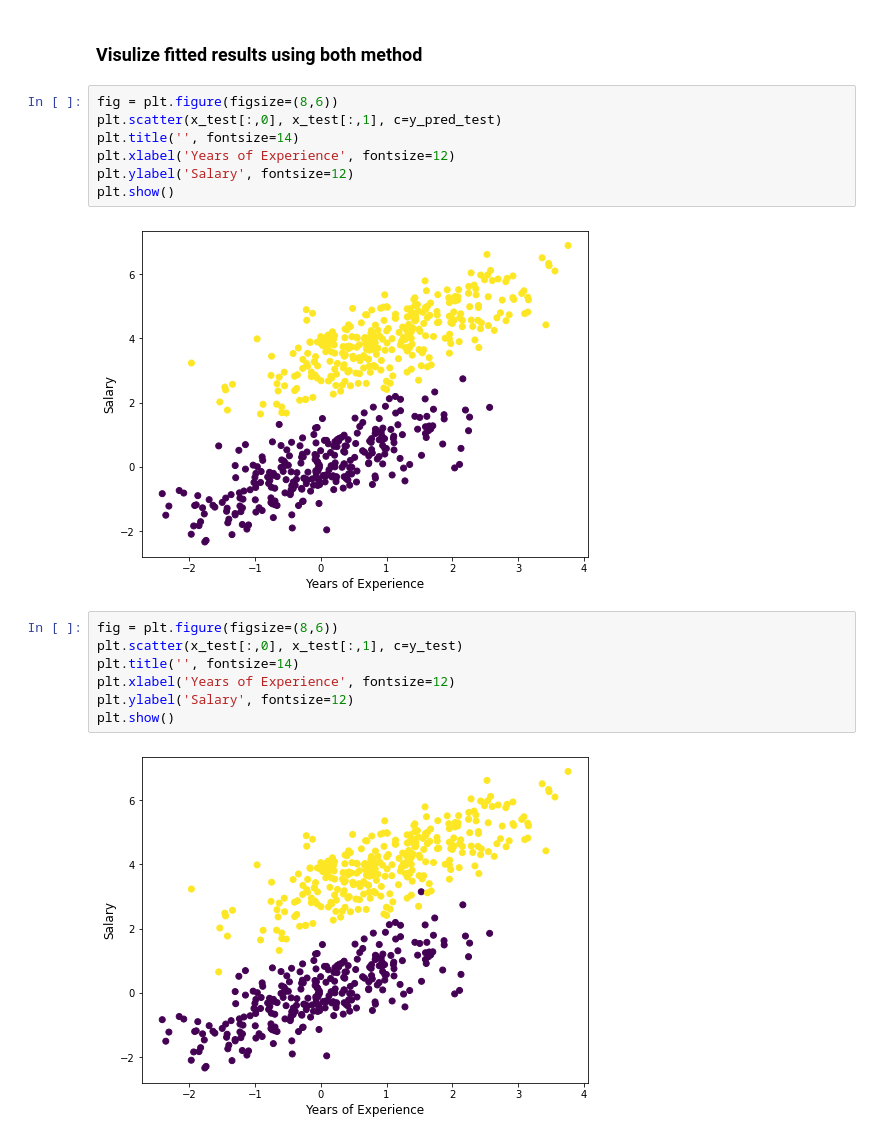
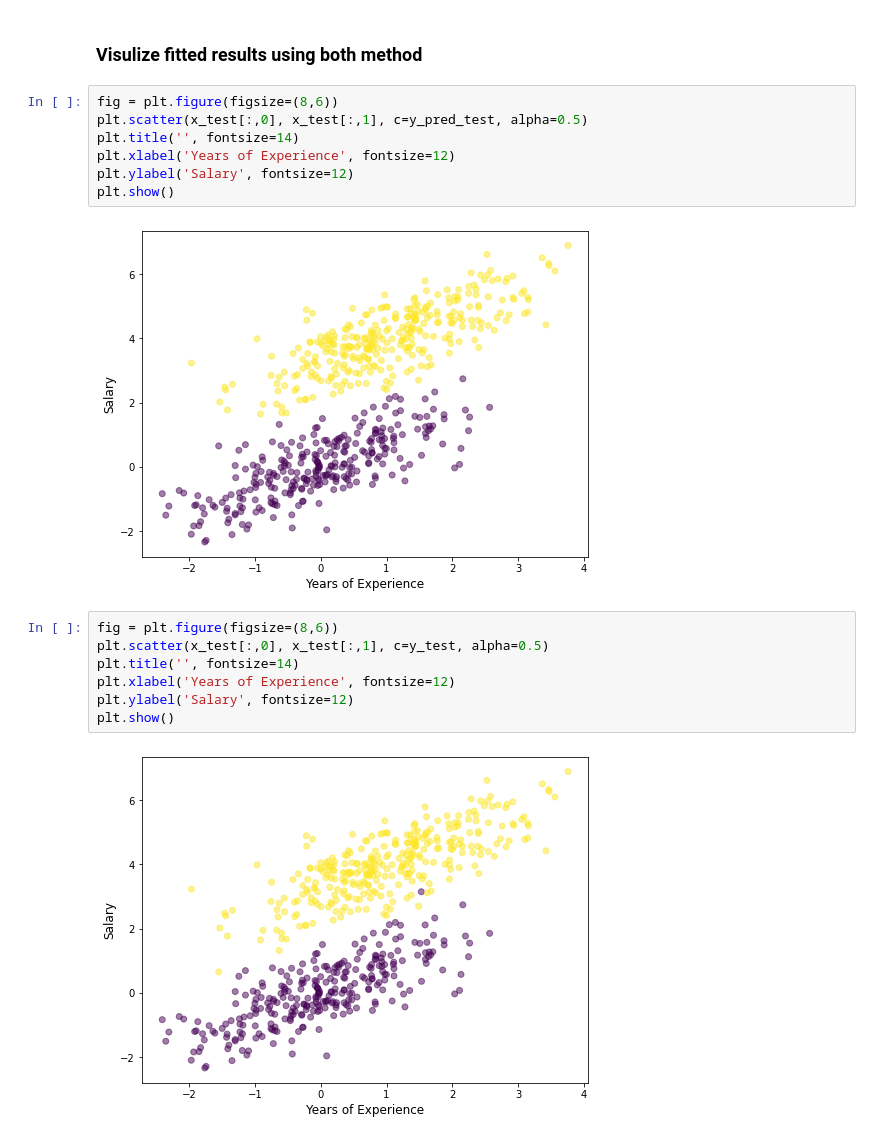
Before and after one commit to SweetAdjPotato/machine-learning-algorithms-with-without-libraries, a Jupyter notebook: LogisticRegression/LogisticRegression_sklearn.ipynb, the cells around one changed output. Saved outputs shown, nothing was run; the diff lists cells and outputs as text.

```diff
--- a/LogisticRegression/LogisticRegression_sklearn.ipynb
+++ b/LogisticRegression/LogisticRegression_sklearn.ipynb
@@ -108,19 +108,19 @@ coef [[-2.22854218  4.55550901]] intercept [-8.20091535]
 ### Visulize fitted results using both method
 # %%
 fig = plt.figure(figsize=(8,6))
-plt.scatter(x_test[:,0], x_test[:,1], c=y_pred_test)
+plt.scatter(x_test[:,0], x_test[:,1], c=y_pred_test, alpha=0.5)
 plt.title('', fontsize=14)
 plt.xlabel('Years of Experience', fontsize=12)
 plt.ylabel('Salary', fontsize=12)
 plt.show()
 # %% [output]
-[figure, old version]
+[figure, new version]
 # %%
 fig = plt.figure(figsize=(8,6))
-plt.scatter(x_test[:,0], x_test[:,1], c=y_test)
+plt.scatter(x_test[:,0], x_test[:,1], c=y_test, alpha=0.5)
 plt.title('', fontsize=14)
 plt.xlabel('Years of Experience', fontsize=12)
 plt.ylabel('Salary', fontsize=12)
 plt.show()
 # %% [output]
-[figure, old version]
+[figure, new version]
```
Also changed, not shown: parts of 2 cells of this notebook, 5 other files.
